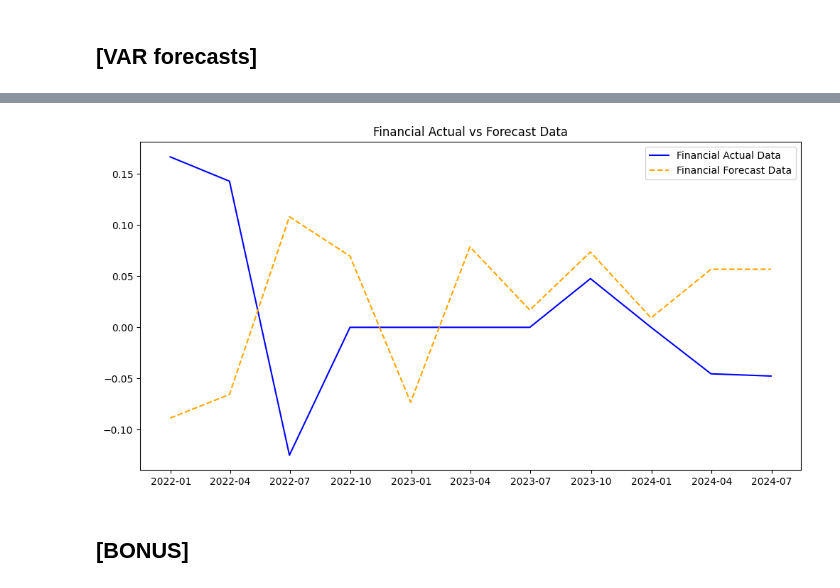
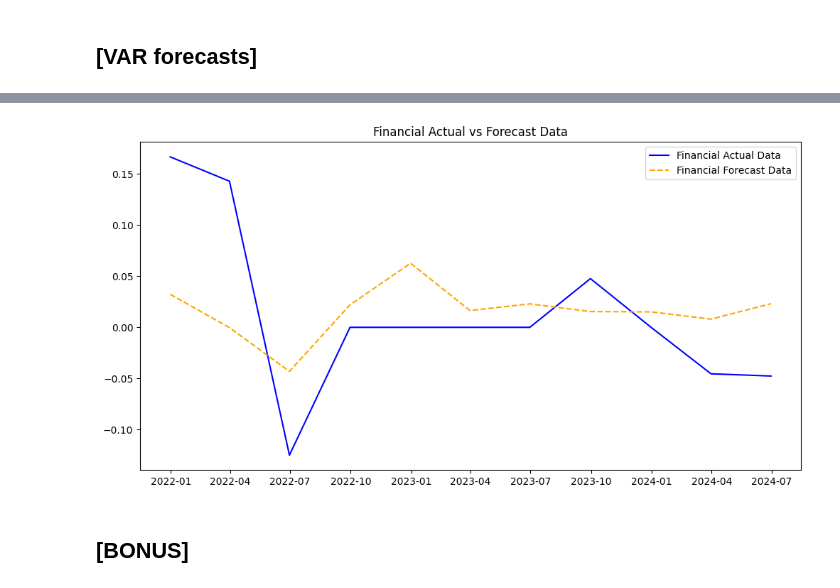
Before and after one commit to zahra-zibzee/Time-series-Data-Analysis, a Jupyter notebook: HWIII_script_Hashemi.ipynb, the cells around one changed output, grey strips where cells are left out. Drawn from its saved outputs; the diff is of its cells as text; code cells hidden in the pictures.

Commit message:
small change in plot

```diff
--- a/HWIII_script_Hashemi.ipynb
+++ b/HWIII_script_Hashemi.ipynb
@@ -255,12 +257,12 @@ plt.show()
 # %%
 plt.figure(figsize=(12, 6))
 plt.plot(test_data.index, test_data['dy_fin'], label='Financial Actual Data', color='blue')
-plt.plot(test_data.index, predictions[:, 0], label='Financial Forecast Data', color='orange', linestyle='dashed')
+plt.plot(test_data.index, predictions[:, 1], label='Financial Forecast Data', color='orange', linestyle='dashed')
 plt.title('Financial Actual vs Forecast Data')
 plt.legend()
 plt.show()
 # %% [output]
-[figure, old version]
+[figure, new version]
 # %% [markdown]
 ## [BONUS]
 # %%
```
Also changed, not shown: parts of 3 cells of this notebook.
